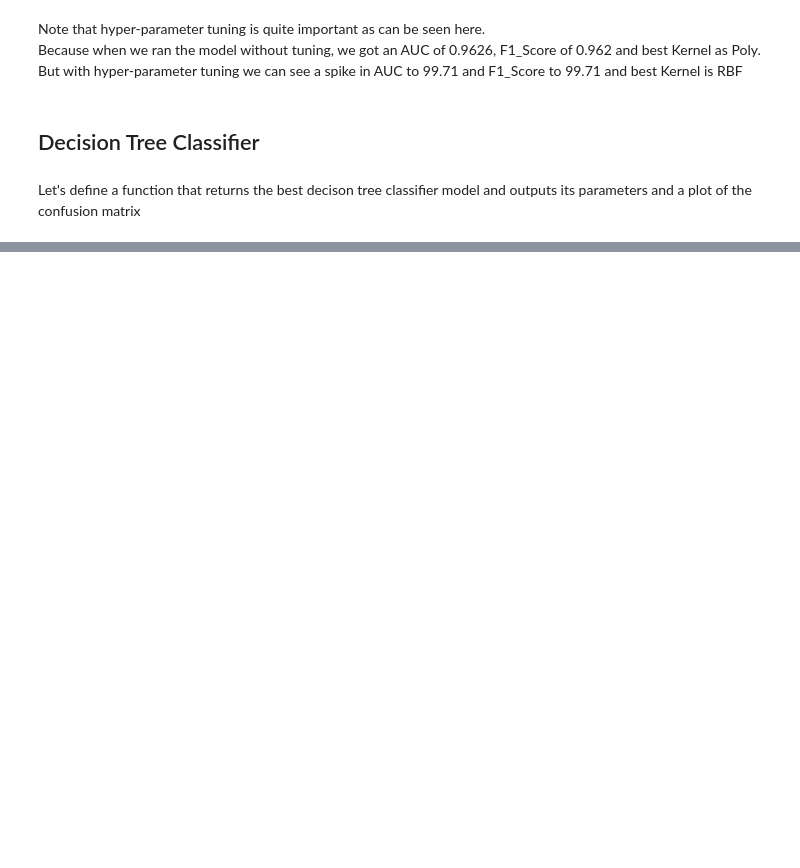
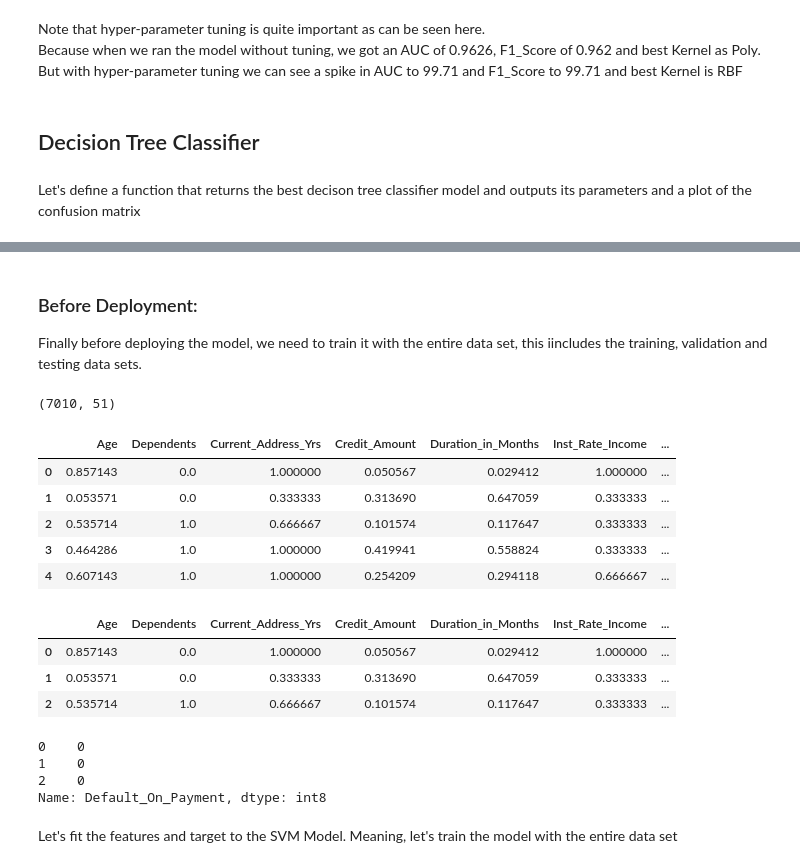
Before and after one commit to Lawrence-Krukrubo/Machine_Learning, a Jupyter notebook: loan_default_classifier.ipynb, the cells around one changed output, grey strips where cells are left out. Cells and saved outputs as stored; diff of their text form; code cells hidden in the pictures; blank space fills up the shorter version.

```diff
--- a/loan_default_classifier.ipynb
+++ b/loan_default_classifier.ipynb
@@ -1062,0 +1202,39 @@ recall
+# %% [markdown]
+### Before Deployment:
+
+Finally before deploying the model, we need to train it with the entire data set, this iincludes the training, validation and testing data sets.
+# %%
+# Let's see the shape of the normalised and feature-engineered data set again
+resampled_data.shape
+# %% [output]
+(7010, 51)
+# %%
+# Let's see the first 5 rows
+resampled_data.head()
+# %% [output]
+|  | Age | Dependents | Current_Address_Yrs | Credit_Amount | Duration_in_Months | Inst_Rate_Income | ... |
+| 0 | 0.857143 | 0.0 | 1.000000 | 0.050567 | 0.029412 | 1.000000 | ... |
+| 1 | 0.053571 | 0.0 | 0.333333 | 0.313690 | 0.647059 | 0.333333 | ... |
+| 2 | 0.535714 | 1.0 | 0.666667 | 0.101574 | 0.117647 | 0.333333 | ... |
+| 3 | 0.464286 | 1.0 | 1.000000 | 0.419941 | 0.558824 | 0.333333 | ... |
+| 4 | 0.607143 | 1.0 | 1.000000 | 0.254209 | 0.294118 | 0.666667 | ... |
+# %%
+# Let's define the feature set made up of all data points in the data set.
+features = resampled_data.iloc[:,0:-1]
+features.head(3)
+# %% [output]
+|  | Age | Dependents | Current_Address_Yrs | Credit_Amount | Duration_in_Months | Inst_Rate_Income | ... |
+| 0 | 0.857143 | 0.0 | 1.000000 | 0.050567 | 0.029412 | 1.000000 | ... |
+| 1 | 0.053571 | 0.0 | 0.333333 | 0.313690 | 0.647059 | 0.333333 | ... |
+| 2 | 0.535714 | 1.0 | 0.666667 | 0.101574 | 0.117647 | 0.333333 | ... |
+# %%
+# Now let's define the target or label
+target = resampled_data.Default_On_Payment
+target.head(3)
+# %% [output]
+0    0
+1    0
+2    0
+Name: Default_On_Payment, dtype: int8
+# %% [markdown]
+Let's fit the features and target to the SVM Model. Meaning, let's train the model with the entire data set
```
Also changed, not shown: parts of 41 cells of this notebook.
